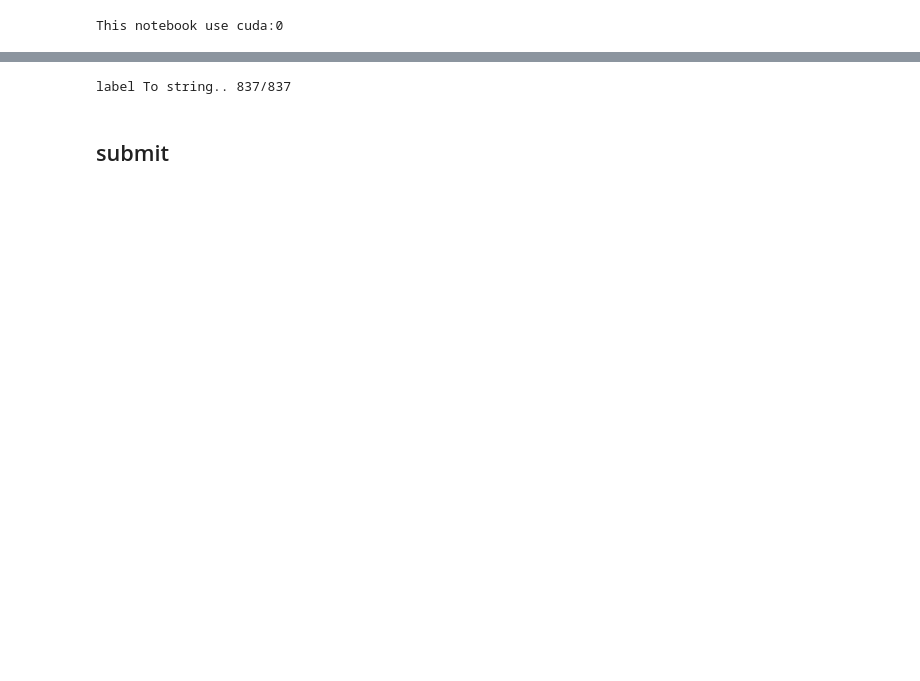
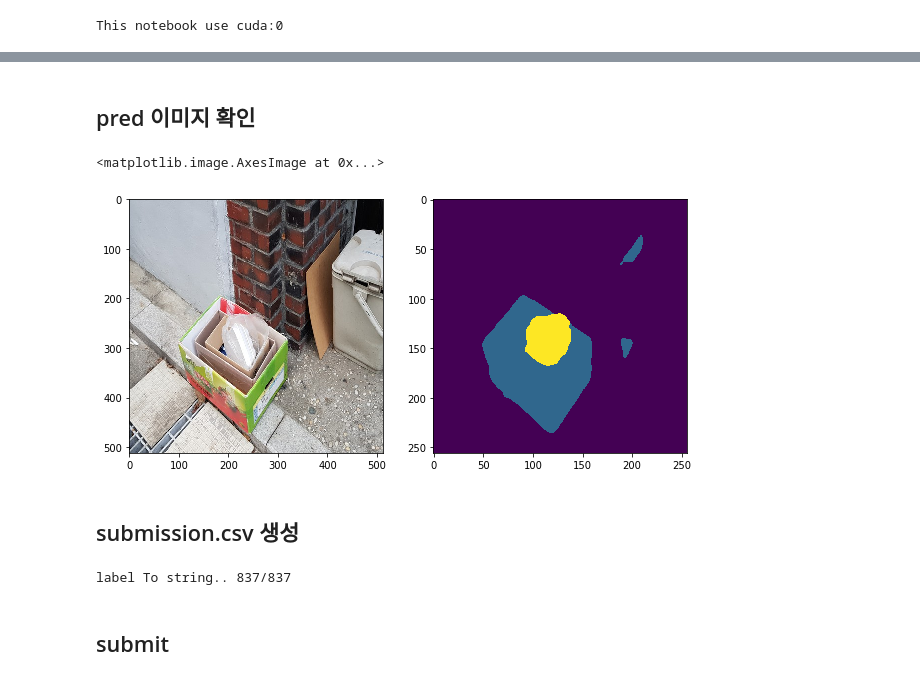
Before and after one commit to k1smet14/ims-obd-garbagecollector, a Jupyter notebook: [code]SoftEnsemble.ipynb, the cells around one changed output, grey strips where cells are left out. Drawn from its saved outputs; the diff is of its cells as text; code cells hidden in the pictures; blank space fills up the shorter version.

```diff
--- a/[code]SoftEnsemble.ipynb
+++ b/[code]SoftEnsemble.ipynb
@@ -29,7 +30,7 @@ print (f"This notebook use {device}")
 This notebook use cuda:0
 # %%
 SEED = 77
-BATCH_SIZE = 8
+BATCH_SIZE = 32
 torch.manual_seed(SEED)
 torch.cuda.manual_seed(SEED)
 torch.backends.cudnn.deterministic = True
@@ -59,6 +39,0 @@ index created!
-# %%
-def load_model(model, device, saved_dir="model", file_name="default.pt"):
-    path = os.path.join(saved_dir, file_name)
-    checkpoint = torch.load(path, map_location=device)
-    model.load_state_dict(state_dict=checkpoint['model'])
-    print("model load success")
@@ -67,15 +82,18 @@ def load_model(model, device, saved_dir="model", file_name="default.pt"):
 # %%
-model_saved_dir = "model/save"
+model_saved_dir = "model"
+TTA = True
 
 ensemble_list = [
-    {'modelPath':"resnext50[ssl]_batch8_resize_iouCE_epoch14_score0.451.pt",
+    {'modelPath':"resnext101x16_rotateFlip_epoch19_miou1.pt",
      'decoder':'DeepLabV3Plus',
-     'encoder':'resnext50_32x4d',
-     'encoder_weights':'ssl'
+     'encoder':'resnext101_32x16d',
+     'encoder_weights':'swsl',
+     'input_size': 512
     },
-    {'modelPath':"resnext50[swsl]_batch8_resize_iouCE_epoch15_score0.448.pt",
-     'decoder':'DeepLabV3Plus',
-     'encoder':'resnext50_32x4d',
-     'encoder_weights':'swsl'
-    }
+#     {'modelPath':"resnext50_augments1_resize_epoch18_miou1.pt",
+#      'decoder':'DeepLabV3Plus',
+#      'encoder':'resnext50_32x4d',
+#      'encoder_weights':'swsl',
+#      'input_size': 256
+#     }
 ]
@@ -118,3 +150,19 @@ step:105/105    End prediction
+# %% [markdown]
+## pred 이미지 확인
+# %%
+img_n = random.randint(0,836)
+
+testimg = np.transpose(test_dataset[img_n].numpy(),(1,2,0))
+maskimg = np.argmax(oof_pred[img_n], axis=0)
+
+fig, (ax1, ax2) = plt.subplots(nrows=1, ncols=2, figsize=(10, 10))
+ax1.imshow(testimg)
+ax2.imshow(maskimg)
+# %% [output]
+<matplotlib.image.AxesImage at 0x...>
+[figure, added]
+# %% [markdown]
+## submission.csv 생성
 # %%
 ### argmax & To string ###
 
```
Also changed, not shown: parts of 12 cells of this notebook, 1 other file.
